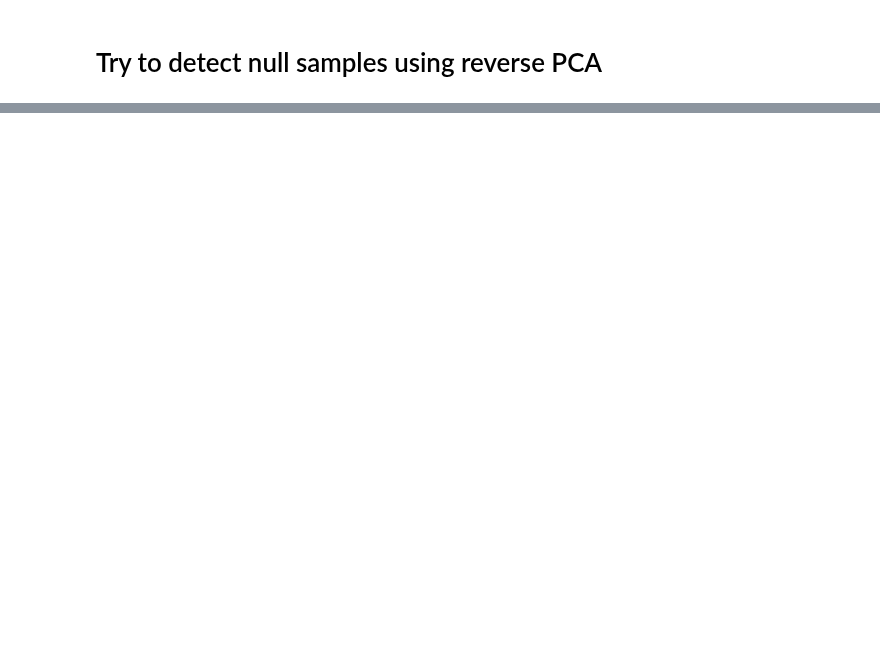
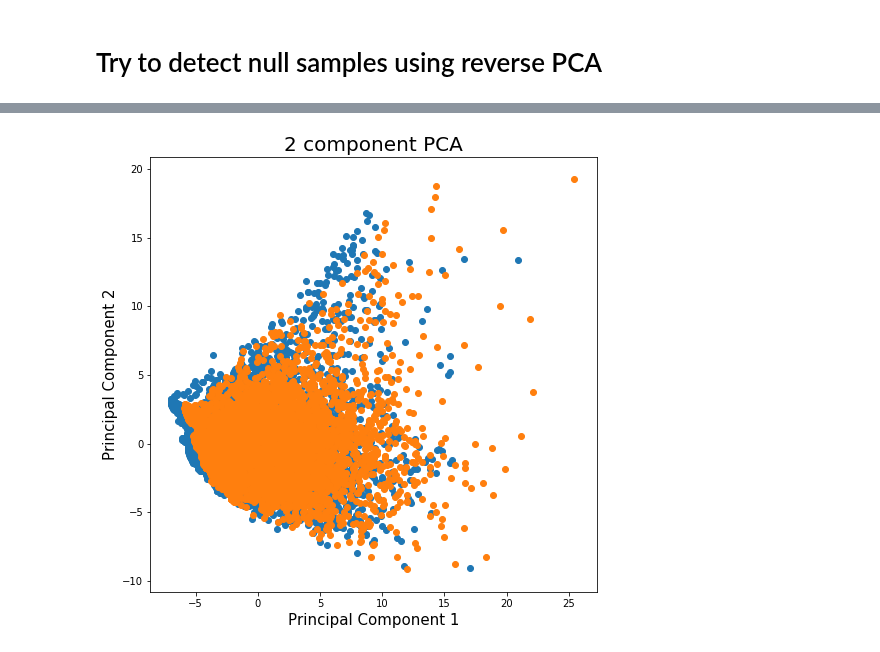
Before and after one commit to mp-mental-health-2020/mp-mental-health-2020, a Jupyter notebook: src/experiments/Null Class Detection PCA.ipynb, the cells around one changed output, grey strips where cells are left out. Drawn from its saved outputs; the diff is of its cells as text; code cells hidden in the pictures; blank space fills up the shorter version.

```diff
--- a/src/experiments/Null Class Detection PCA.ipynb
+++ b/src/experiments/Null Class Detection PCA.ipynb
@@ -74,0 +73,6 @@ pca_2d_null_clf(X_multi_class_classification_scaled, X_null_class_classification
+# %%
+%matplotlib inline
+from visualization._visualization import pca_null_clf
+pca_null_clf(X_multi_class_classification_scaled, X_null_class_classification_scaled, n_components=2)
+# %% [output]
+[figure, added]
```
Also changed, not shown: parts of 2 cells of this notebook, 1 other file.
